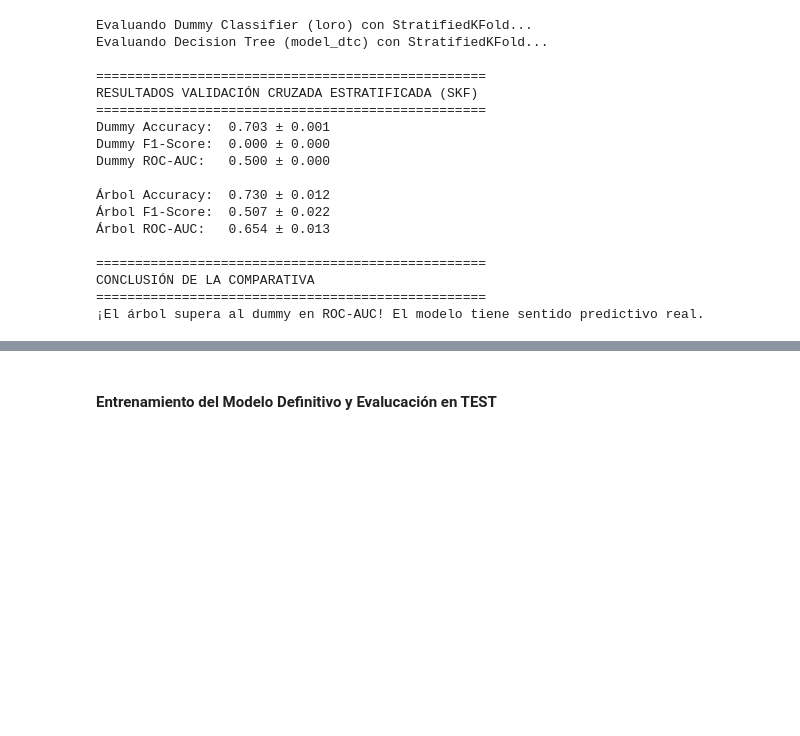
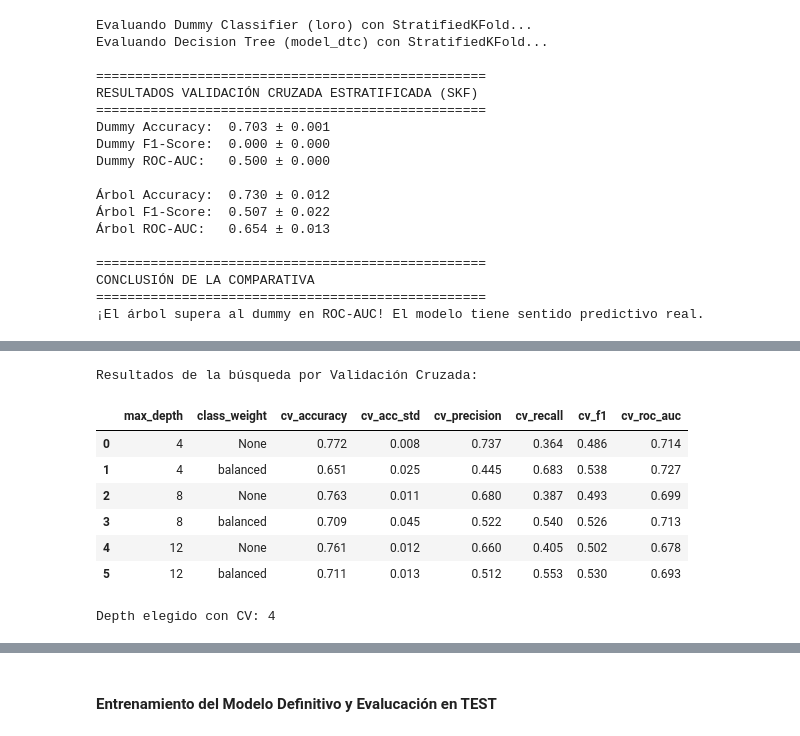
Before and after one commit to BraianCenturion2001/G9_DATA_SCIENCE_YPF_FUNDATION, a Jupyter notebook: notebooks/04_MS_Clasificacion.ipynb, the cells around one changed output, grey strips where cells are left out. Saved outputs shown, nothing was run; the diff lists cells and outputs as text; code cells hidden in the pictures; blank space fills up the shorter version.

```diff
--- a/notebooks/04_MS_Clasificacion.ipynb
+++ b/notebooks/04_MS_Clasificacion.ipynb
@@ -557,3 +538,50 @@ Depth elegido con CV: 4
+# %%
+filas_d = []
+
+# Probamos distintas profundidades, con y sin class_weight, mediante Validación Cruzada
+for d in [4, 8, 12]:
+    for cw in [None, "balanced"]:
+        m = Pipeline([
+            ("prep", preprocessor),  # Reutilizamos el preprocesador general
+            ("modelo", DecisionTreeClassifier(max_depth=d, class_weight=cw, random_state=42)),
+        ])
+
+        res = cross_validate(
+            m, X_train, y_train, cv=cv,
+            scoring=["accuracy", "precision", "recall", "f1", "roc_auc"])
+
+        filas_d.append({
+            "max_depth": d,
+            "class_weight": str(cw),
+            "cv_accuracy": res["test_accuracy"].mean(),
+            "cv_acc_std": res["test_accuracy"].std(),
+            "cv_precision": res["test_precision"].mean(),
+            "cv_recall": res["test_recall"].mean(),
+            "cv_f1": res["test_f1"].mean(),
+            "cv_roc_auc": res["test_roc_auc"].mean(),
+        })
+
+# Convertimos los resultados a DataFrame para visualizarlos claramente
+tab_d = pd.DataFrame(filas_d)
+print("Resultados de la búsqueda por Validación Cruzada:")
+display(tab_d.round(3))
+
+# Criterio de parsimonia: elegimos la profundidad óptima priorizando la más simple si el rendimiento es muy parecido
+mejor = tab_d["cv_accuracy"].max()
+candidatos = tab_d[tab_d["cv_accuracy"] >= mejor - 0.01]
+depth_elegido = int(candidatos["max_depth"].min())
+
+print(f"Depth elegido con CV: {depth_elegido}")
+# %% [output]
+Resultados de la búsqueda por Validación Cruzada:
+|  | max_depth | class_weight | cv_accuracy | cv_acc_std | cv_precision | cv_recall | cv_f1 | cv_roc_auc |
+| 0 | 4 | None | 0.772 | 0.008 | 0.737 | 0.364 | 0.486 | 0.714 |
+| 1 | 4 | balanced | 0.651 | 0.025 | 0.445 | 0.683 | 0.538 | 0.727 |
+| 2 | 8 | None | 0.763 | 0.011 | 0.680 | 0.387 | 0.493 | 0.699 |
+| 3 | 8 | balanced | 0.709 | 0.045 | 0.522 | 0.540 | 0.526 | 0.713 |
+| 4 | 12 | None | 0.761 | 0.012 | 0.660 | 0.405 | 0.502 | 0.678 |
+| 5 | 12 | balanced | 0.711 | 0.013 | 0.512 | 0.553 | 0.530 | 0.693 |
+Depth elegido con CV: 4
 # %%
 plt.figure(figsize=(8, 4))
 
```
Also changed, not shown: parts of 23 cells of this notebook.
